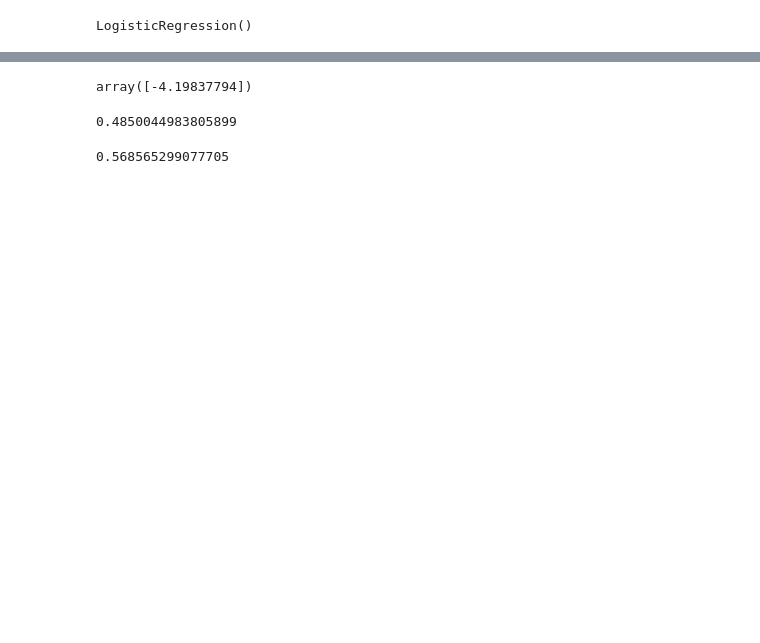
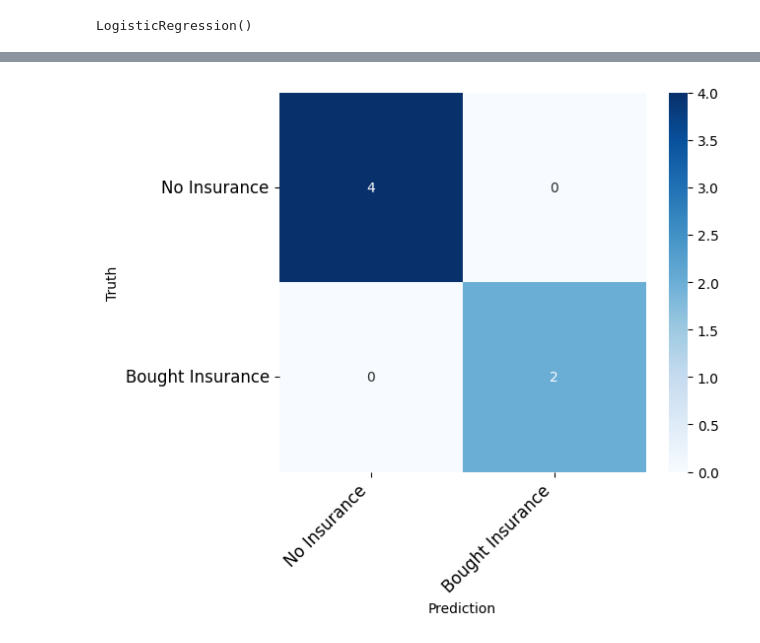
Before and after one commit to Lijashree/23it034-aiml2, a Jupyter notebook: 23IT034_AIML.ipynb, the cells around one changed output, grey strips where cells are left out. Drawn from its saved outputs; the diff is of its cells as text; code cells hidden in the pictures; blank space fills up the shorter version.

```diff
--- a/23IT034_AIML.ipynb
+++ b/23IT034_AIML.ipynb
@@ -18,3 +9,0 @@ Saving insurance_data (1) - insurance_data (1).csv to insurance_data (1) - insur
-# %%
-import io
-df = pd.read_csv(io.BytesIO(uploaded['insurance_data (1) - insurance_data (1).csv']))
@@ -26,3 +10,7 @@ plt.scatter(df.age,df.bought_insurance,marker='+',color='red')
 # %%
-from sklearn.model_selection import train_test_split
-X_train, X_test, y_train, y_test = train_test_split(df[['age']],df.bought_insurance,train_size=0.8)
+X = df[['age']]
+y = df['bought_insurance']
+
+X_train, X_test, y_train, y_test = train_test_split(
+    X, y, train_size=0.8, random_state=42
+)
@@ -73,5 +23,0 @@ X_test
-# %%
-model.coef_
-model.intercept_
-# %% [output]
-array([-4.19837794])
@@ -87,10 +24,19 @@ def prediction_function(age):
-# %%
-age = 35
-prediction_function(age)
-# %% [output]
-0.4850044983805899
-# %%
-age = 43
-prediction_function(age)
-# %% [output]
-0.568565299077705
+# %%
+def print_confusion_matrix(confusion_matrix, class_names, figsize=(6,5), fontsize=12):
+    df_cm = pd.DataFrame(confusion_matrix, index=class_names, columns=class_names)
+    fig = plt.figure(figsize=figsize)
+    heatmap = sns.heatmap(df_cm, annot=True, fmt="d", cmap="Blues")
+    heatmap.yaxis.set_ticklabels(
+        heatmap.yaxis.get_ticklabels(), rotation=0, ha='right', fontsize=fontsize
+    )
+    heatmap.xaxis.set_ticklabels(
+        heatmap.xaxis.get_ticklabels(), rotation=45, ha='right', fontsize=fontsize
+    )
+    plt.ylabel('Truth')
+    plt.xlabel('Prediction')
+    plt.show()
+
+cm = confusion_matrix(y_test, y_predicted)
+print_confusion_matrix(cm, ["No Insurance", "Bought Insurance"])
+# %% [output]
+[figure, added]
```
Also changed, not shown: parts of 15 cells of this notebook.
